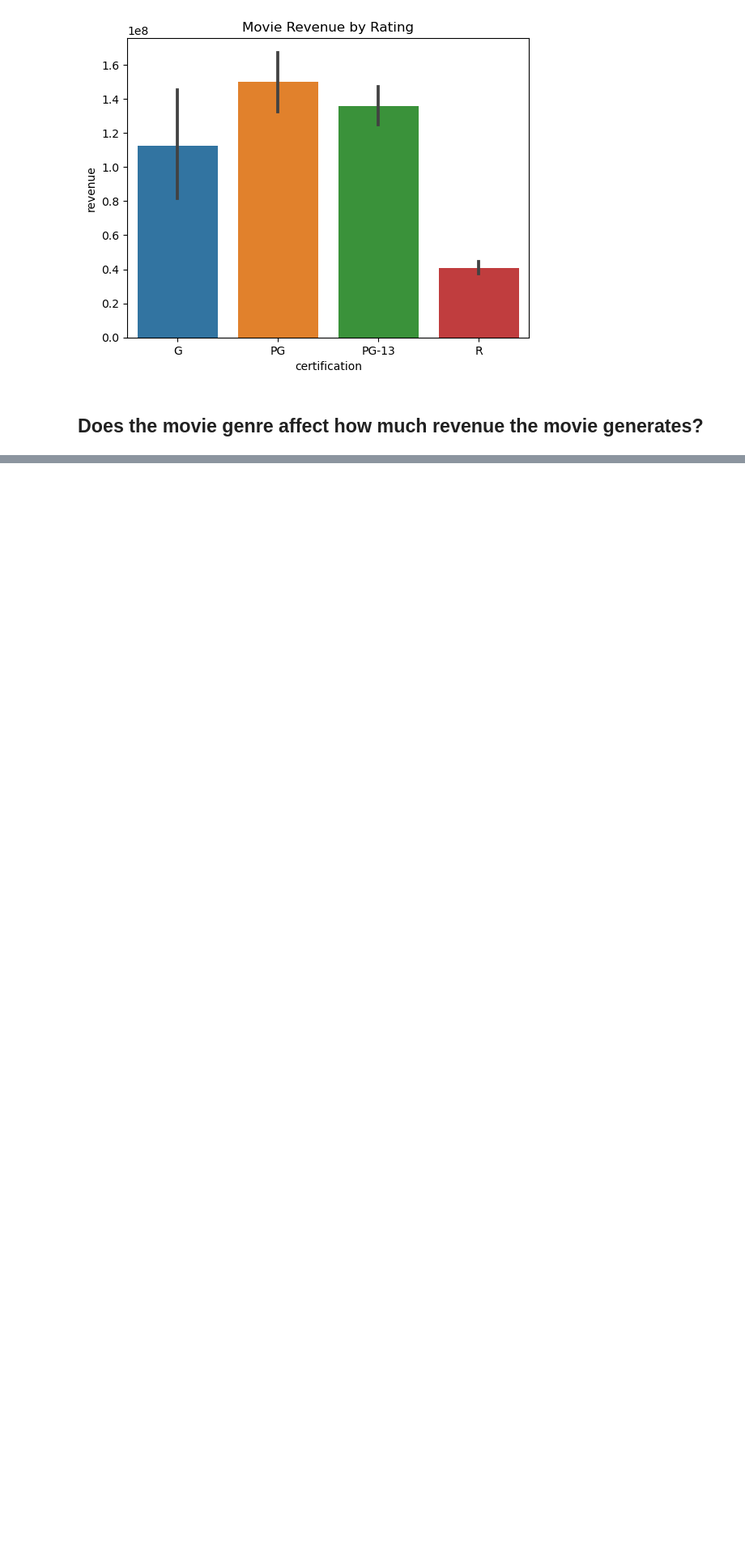
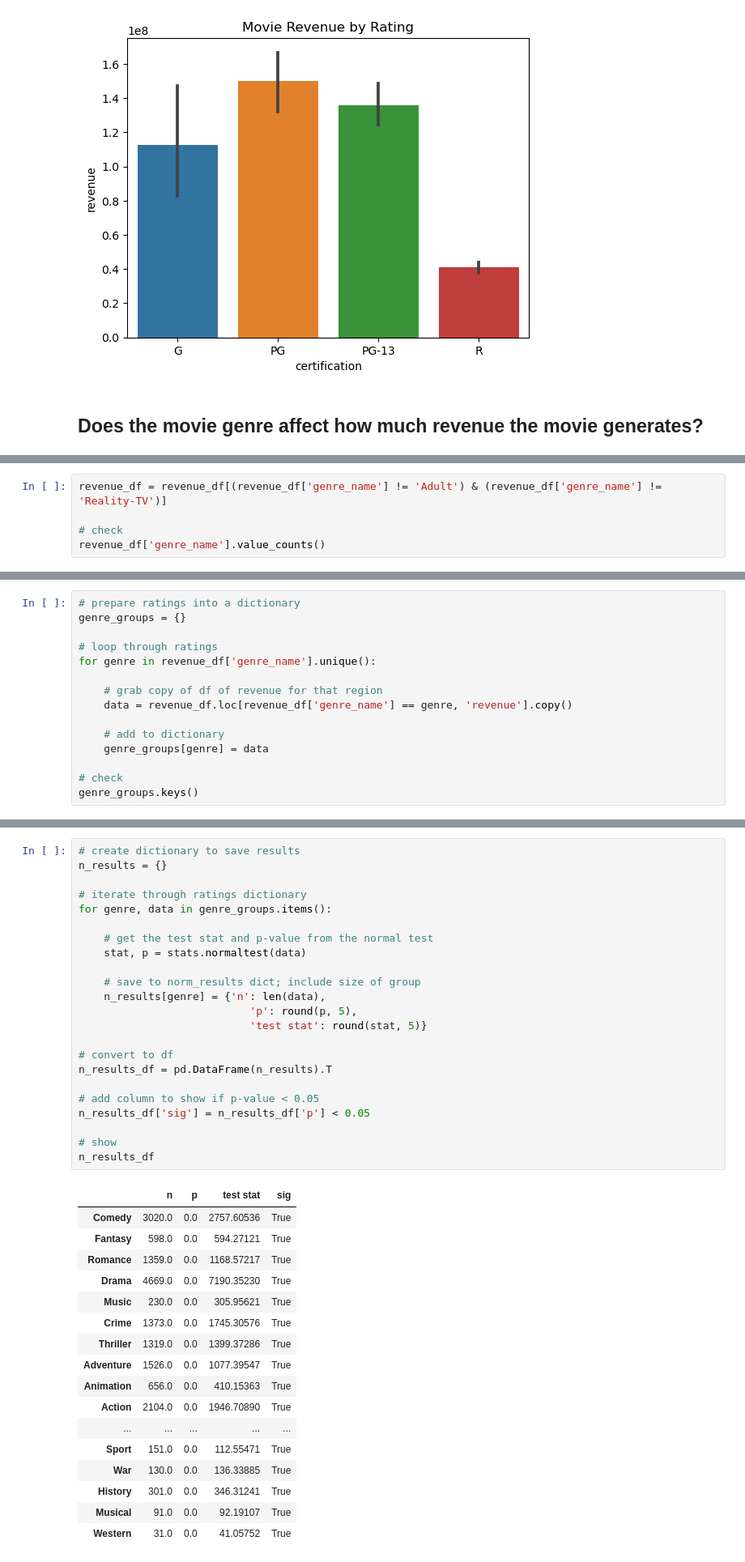
Before and after one commit to nour614/Nour-Tafa-Project-3, a Jupyter notebook: Project 3 part 4.ipynb, the cells around one changed output, grey strips where cells are left out. Shown at 81% size. Drawn from its saved outputs; the diff is of its cells as text; blank space fills up the shorter version.

```diff
--- a/Project 3 part 4.ipynb
+++ b/Project 3 part 4.ipynb
@@ -340,0 +403,5 @@ ax.set_title('Movie Revenue by Rating');
+# %%
+revenue_df = revenue_df[(revenue_df['genre_name'] != 'Adult') & (revenue_df['genre_name'] != 'Reality-TV')]
+
+# check
+revenue_df['genre_name'].value_counts()
@@ -340,0 +446,15 @@ ax.set_title('Movie Revenue by Rating');
+# %%
+# prepare ratings into a dictionary
+genre_groups = {}
+
+# loop through ratings
+for genre in revenue_df['genre_name'].unique():
+
+    # grab copy of df of revenue for that region
+    data = revenue_df.loc[revenue_df['genre_name'] == genre, 'revenue'].copy()
+
+    # add to dictionary
+    genre_groups[genre] = data
+
+# check
+genre_groups.keys()
@@ -340,0 +481,41 @@ ax.set_title('Movie Revenue by Rating');
+# %%
+# create dictionary to save results
+n_results = {}
+
+# iterate through ratings dictionary
+for genre, data in genre_groups.items():
+
+    # get the test stat and p-value from the normal test
+    stat, p = stats.normaltest(data)
+
+    # save to norm_results dict; include size of group
+    n_results[genre] = {'n': len(data),
+                           'p': round(p, 5),
+                           'test stat': round(stat, 5)}
+
+# convert to df
+n_results_df = pd.DataFrame(n_results).T
+
+# add column to show if p-value < 0.05
+n_results_df['sig'] = n_results_df['p'] < 0.05
+
+# show
+n_results_df
+# %% [output]
+|  | n | p | test stat | sig |
+| Comedy | 3020.0 | 0.0 | 2757.60536 | True |
+| Fantasy | 598.0 | 0.0 | 594.27121 | True |
+| Romance | 1359.0 | 0.0 | 1168.57217 | True |
+| Drama | 4669.0 | 0.0 | 7190.35230 | True |
+| Music | 230.0 | 0.0 | 305.95621 | True |
+| Crime | 1373.0 | 0.0 | 1745.30576 | True |
+| Thriller | 1319.0 | 0.0 | 1399.37286 | True |
+| Adventure | 1526.0 | 0.0 | 1077.39547 | True |
+| Animation | 656.0 | 0.0 | 410.15363 | True |
+| Action | 2104.0 | 0.0 | 1946.70890 | True |
+| ... | ... | ... | ... | ... |
+| Sport | 151.0 | 0.0 | 112.55471 | True |
+| War | 130.0 | 0.0 | 136.33885 | True |
+| History | 301.0 | 0.0 | 346.31241 | True |
+| Musical | 91.0 | 0.0 | 92.19107 | True |
+| Western | 31.0 | 0.0 | 41.05752 | True |
```
Also changed, not shown: parts of 25 cells of this notebook.
